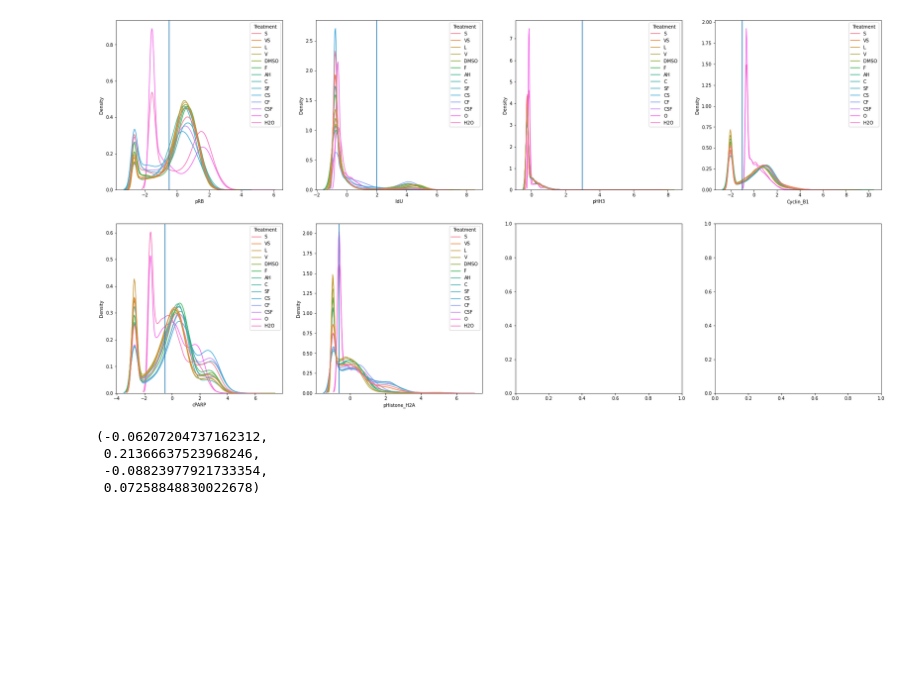
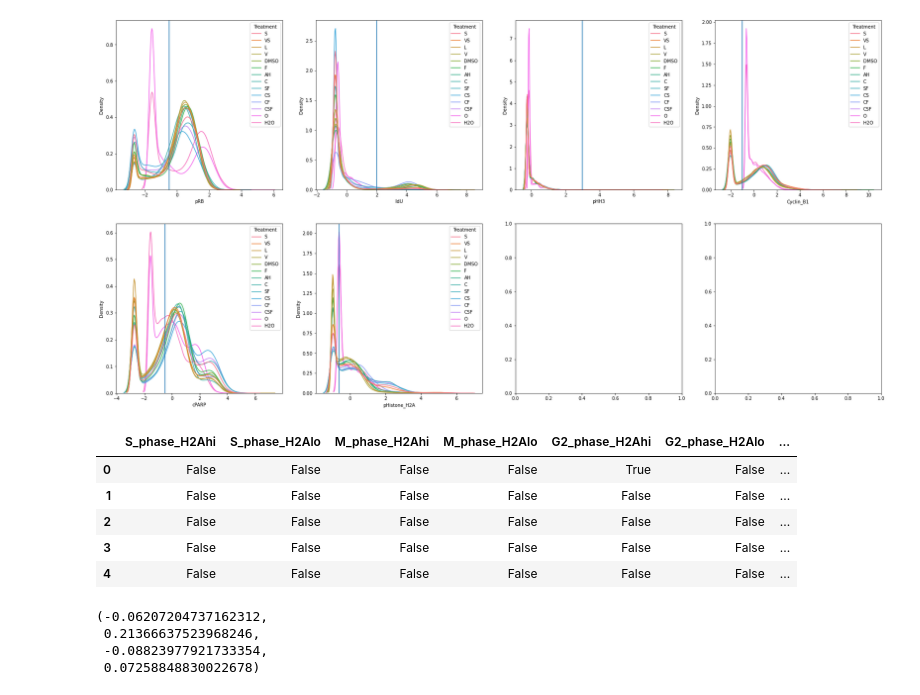
Before and after one commit to MariaRamosZ/Trellis_how_to, a Jupyter notebook: Trellis_steps_kaggle.ipynb, the cells around one changed output. Saved outputs shown, nothing was run; the diff lists cells and outputs as text; code cells hidden in the pictures; blank space fills up the shorter version.

```diff
--- a/Trellis_steps_kaggle.ipynb
+++ b/Trellis_steps_kaggle.ipynb
@@ -410,0 +285,9 @@ for i, (gene, thresh) in enumerate(thresholds['20210413_21'].items()):
+# %%
+df_tree.head()
+# %% [output]
+|  | S_phase_H2Ahi | S_phase_H2Alo | M_phase_H2Ahi | M_phase_H2Alo | G2_phase_H2Ahi | G2_phase_H2Alo | ... |
+| 0 | False | False | False | False | True | False | ... |
+| 1 | False | False | False | False | False | False | ... |
+| 2 | False | False | False | False | False | False | ... |
+| 3 | False | False | False | False | False | False | ... |
+| 4 | False | False | False | False | False | False | ... |
```
Also changed, not shown: parts of 6 cells of this notebook.
